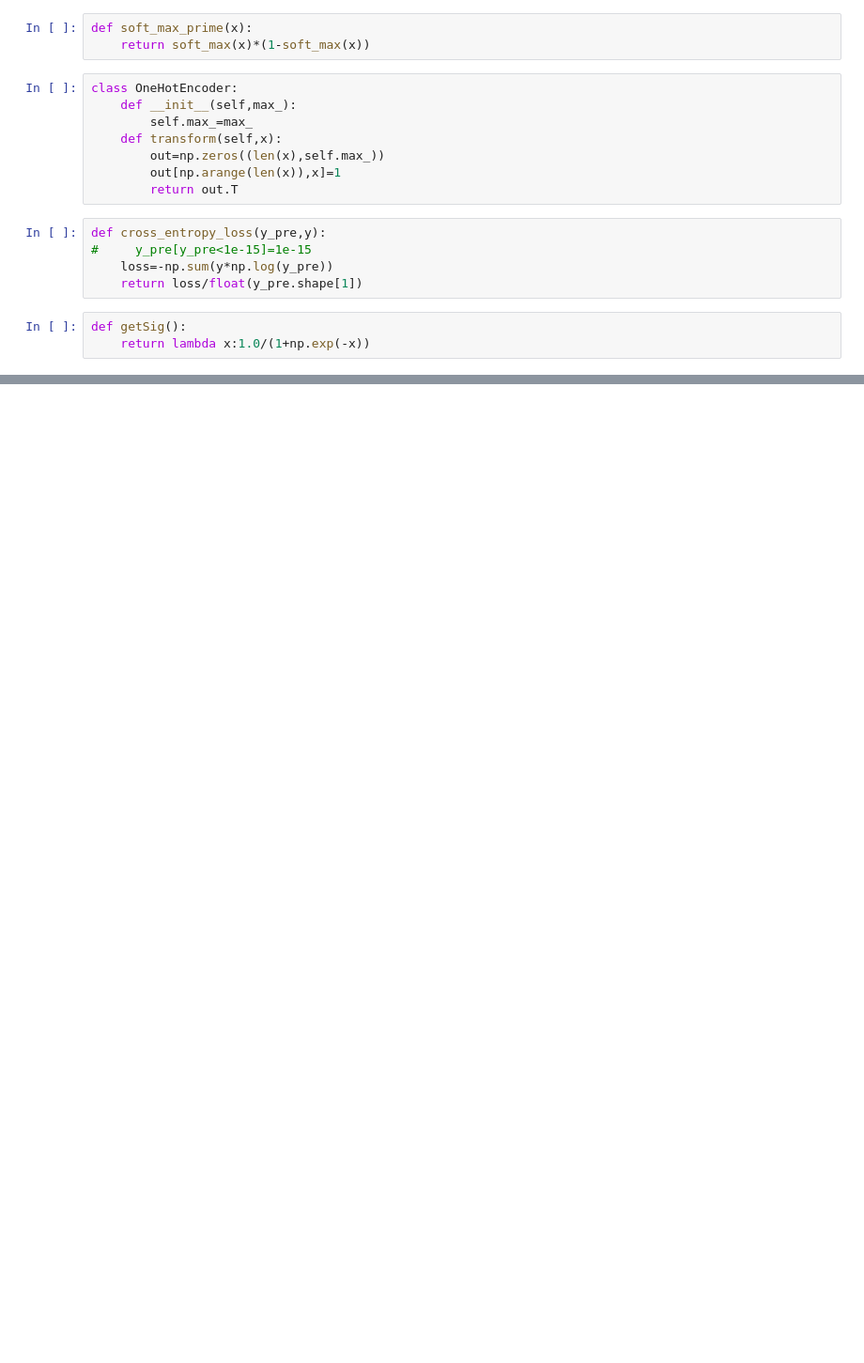
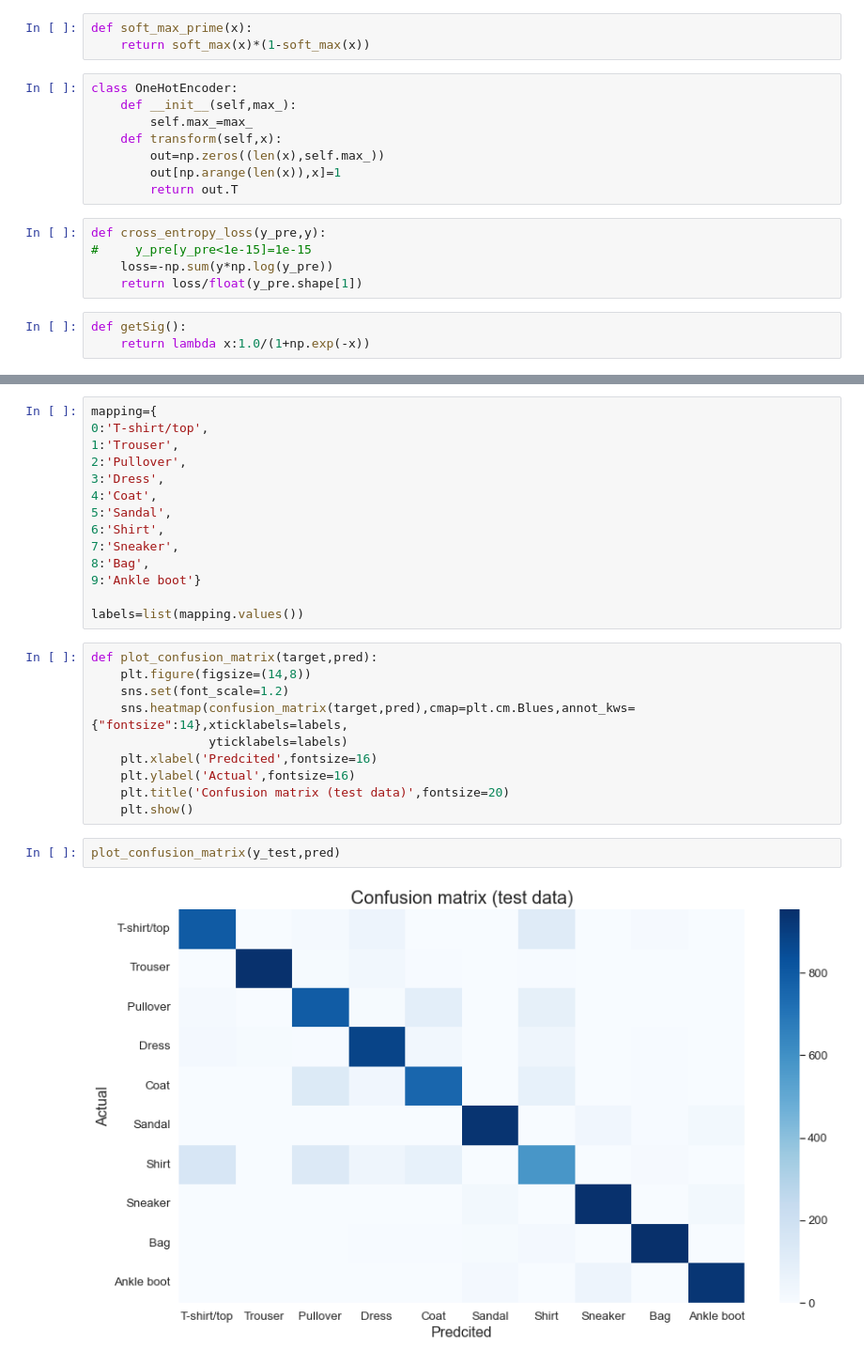
Before and after one commit to sathish333/DL_Assignment_1, a Jupyter notebook: Q2 & Q3.ipynb, the cells around one changed output, grey strips where cells are left out. Shown at 94% size. Drawn from its saved outputs; the diff is of its cells as text; blank space fills up the shorter version.

```diff
--- a/Q2 & Q3.ipynb
+++ b/Q2 & Q3.ipynb
@@ -288,0 +310,28 @@ weighted avg       0.88      0.87      0.87     10000
+# %%
+mapping={
+0:'T-shirt/top',
+1:'Trouser',
+2:'Pullover',
+3:'Dress',
+4:'Coat',
+5:'Sandal',
+6:'Shirt',
+7:'Sneaker',
+8:'Bag',
+9:'Ankle boot'}
+
+labels=list(mapping.values())
+# %%
+def plot_confusion_matrix(target,pred):
+    plt.figure(figsize=(14,8))
+    sns.set(font_scale=1.2)
+    sns.heatmap(confusion_matrix(target,pred),cmap=plt.cm.Blues,annot_kws={"fontsize":14},xticklabels=labels,
+                yticklabels=labels)
+    plt.xlabel('Predcited',fontsize=16)
+    plt.ylabel('Actual',fontsize=16)
+    plt.title('Confusion matrix (test data)',fontsize=20)
+    plt.show()
+# %%
+plot_confusion_matrix(y_test,pred)
+# %% [output]
+[figure, added]
```
Also changed, not shown: parts of 15 cells of this notebook.
